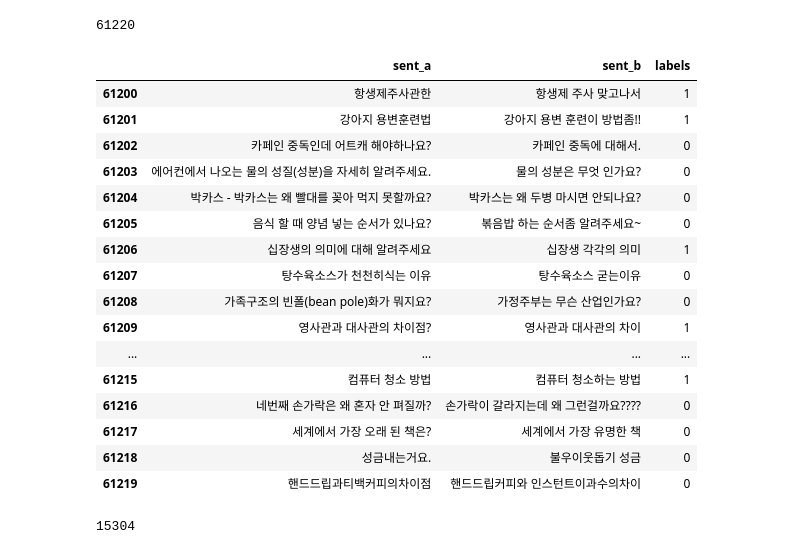
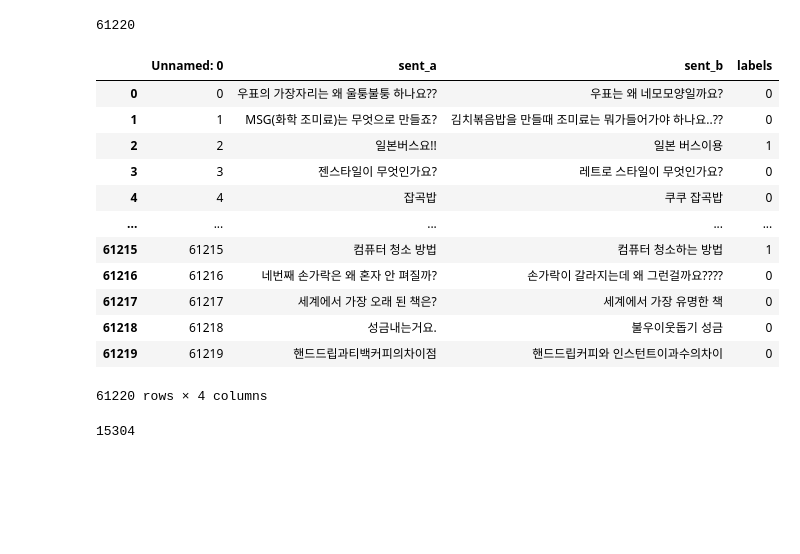
Before and after one commit to boostcampaitech3/final-project-level3-nlp-03, a Jupyter notebook: finetunning/load_data_notebooks/kor-sentence-similarity-preprocessing.ipynb, the cells around one changed output. Cells and saved outputs as stored; diff of their text form; code cells hidden in the pictures; blank space fills up the shorter version.

```diff
--- a/finetunning/load_data_notebooks/kor-sentence-similarity-preprocessing.ipynb
+++ b/finetunning/load_data_notebooks/kor-sentence-similarity-preprocessing.ipynb
@@ -43,25 +45,23 @@ len(data['labels'])
 df = pd.DataFrame(data)
 df.to_csv('../../kor-sentence.csv')
 # %%
-df.tail(20)
+kor_sentence = pd.read_csv('/opt/ml/projects/final-project-level3-nlp-03/data/train/kor-sentence.csv')
-# %% [output]
-|  | sent_a | sent_b | labels |
-| 61200 | 항생제주사관한 | 항생제 주사 맞고나서 | 1 |
-| 61201 | 강아지 용변훈련법 | 강아지 용변 훈련이 방법좀!! | 1 |
-| 61202 | 카페인 중독인데 어트캐 해야하나요? | 카페인 중독에 대해서. | 0 |
-| 61203 | 에어컨에서 나오는 물의 성질(성분)을 자세히 알려주세요. | 물의 성분은 무엇 인가요? | 0 |
-| 61204 | 박카스 - 박카스는 왜 빨대를 꽂아 먹지 못할까요? | 박카스는 왜 두병 마시면 안되나요? | 0 |
-| 61205 | 음식 할 때 양념 넣는 순서가 있나요? | 볶음밥 하는 순서좀 알려주세요~ | 0 |
-| 61206 | 십장생의 의미에 대해 알려주세요 | 십장생 각각의 의미 | 1 |
-| 61207 | 탕수육소스가 천천히식는 이유 | 탕수육소스 굳는이유 | 0 |
-| 61208 | 가족구조의 빈폴(bean pole)화가 뭐지요? | 가정주부는 무슨 산업인가요? | 0 |
-| 61209 | 영사관과 대사관의 차이점? | 영사관과 대사관의 차이 | 1 |
-| ... | ... | ... | ... |
-| 61215 | 컴퓨터 청소 방법 | 컴퓨터 청소하는 방법 | 1 |
-| 61216 | 네번째 손가락은 왜 혼자 안 펴질까? | 손가락이 갈라지는데 왜 그런걸까요???? | 0 |
-| 61217 | 세계에서 가장 오래 된 책은? | 세계에서 가장 유명한 책 | 0 |
-| 61218 | 성금내는거요. | 불우이웃돕기 성금 | 0 |
-| 61219 | 핸드드립과티백커피의차이점 | 핸드드립커피와 인스턴트이과수의차이 | 0 |
+# %%
+kor_sentence
+# %% [output]
+|  | Unnamed: 0 | sent_a | sent_b | labels |
+| 0 | 0 | 우표의 가장자리는 왜 울퉁불퉁 하나요?? | 우표는 왜 네모모양일까요? | 0 |
+| 1 | 1 | MSG(화학 조미료)는 무엇으로 만들죠? | 김치볶음밥을 만들때 조미료는 뭐가들어가야 하나요..?? | 0 |
+| 2 | 2 | 일본버스요!! | 일본 버스이용 | 1 |
+| 3 | 3 | 젠스타일이 무엇인가요? | 레트로 스타일이 무엇인가요? | 0 |
+| 4 | 4 | 잡곡밥 | 쿠쿠 잡곡밥 | 0 |
+| ... | ... | ... | ... | ... |
+| 61215 | 61215 | 컴퓨터 청소 방법 | 컴퓨터 청소하는 방법 | 1 |
+| 61216 | 61216 | 네번째 손가락은 왜 혼자 안 펴질까? | 손가락이 갈라지는데 왜 그런걸까요???? | 0 |
+| 61217 | 61217 | 세계에서 가장 오래 된 책은? | 세계에서 가장 유명한 책 | 0 |
+| 61218 | 61218 | 성금내는거요. | 불우이웃돕기 성금 | 0 |
+| 61219 | 61219 | 핸드드립과티백커피의차이점 | 핸드드립커피와 인스턴트이과수의차이 | 0 |
+61220 rows × 4 columns
 # %%
 # data = pd.read_csv('train_data', sep='\t')
 # label = pd.read_csv('train_label.csv',sep='\t')
```
Also changed, not shown: parts of 1 cell of this notebook, 1 other file.
